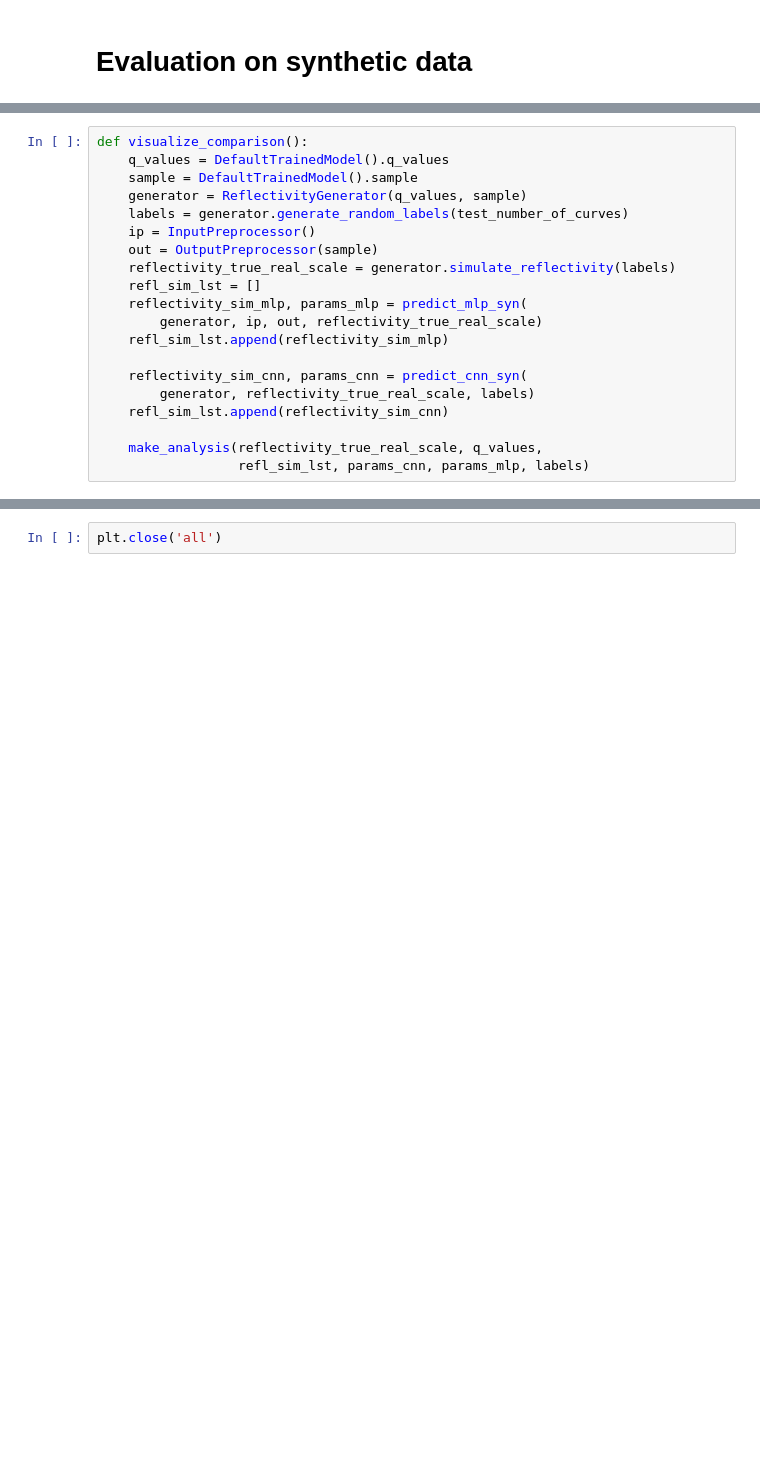
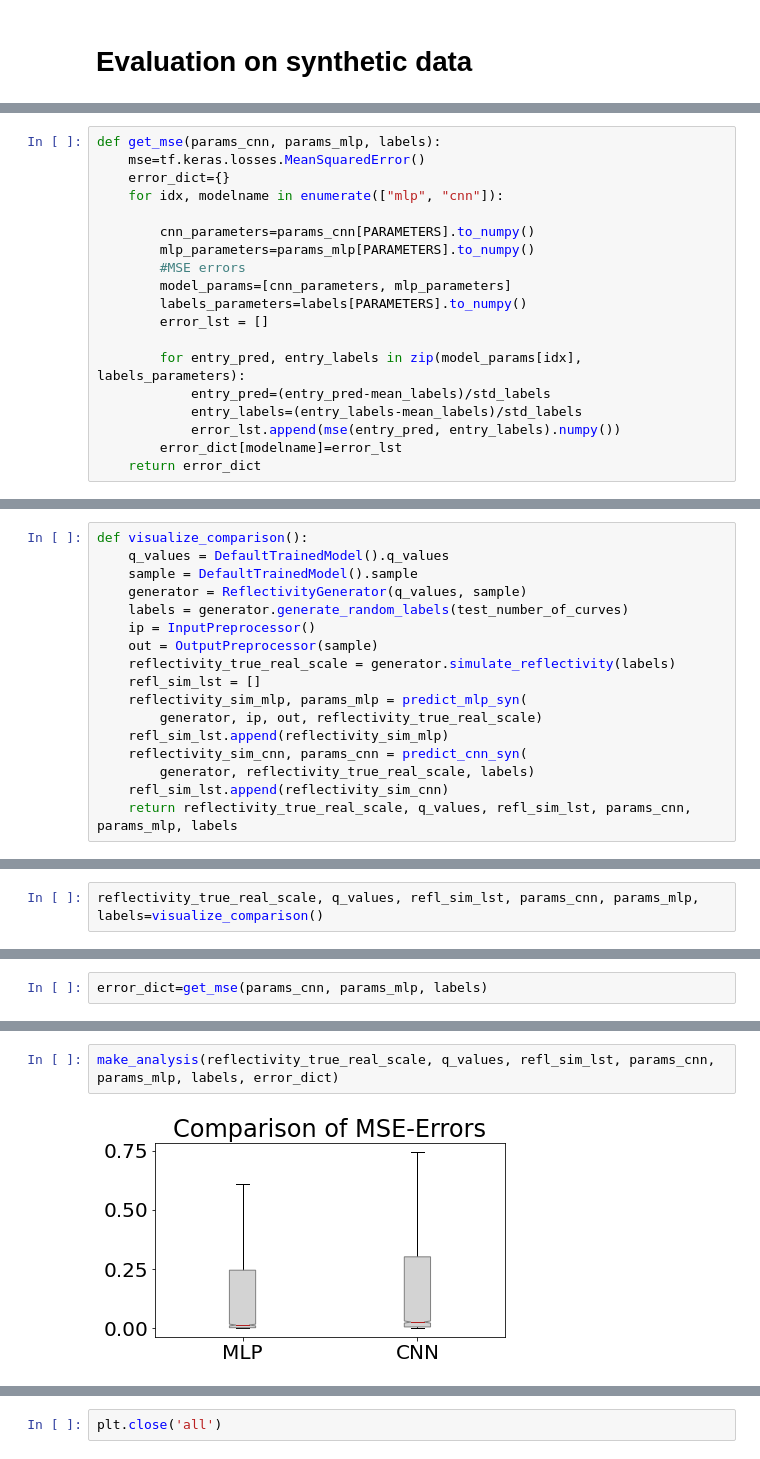
Before and after one commit to MaximilianHilbert/Bachelor-s-Thesis-CNNs, a Jupyter notebook: src/evaluate_synth_data.ipynb, the cells around one changed output, grey strips where cells are left out. Saved outputs shown, nothing was run; the diff lists cells and outputs as text; blank space fills up the shorter version.

```diff
--- a/src/evaluate_synth_data.ipynb
+++ b/src/evaluate_synth_data.ipynb
@@ -64,2 +99,21 @@ def predict_cnn_syn(generator, reflectivity_true_real_scale, labels):
     return reflectivity_sim, pred_params_true_scale_full
+# %%
+def get_mse(params_cnn, params_mlp, labels):
+    mse=tf.keras.losses.MeanSquaredError()
+    error_dict={}
+    for idx, modelname in enumerate(["mlp", "cnn"]):
+
+        cnn_parameters=params_cnn[PARAMETERS].to_numpy()
+        mlp_parameters=params_mlp[PARAMETERS].to_numpy()
+        #MSE errors
+        model_params=[cnn_parameters, mlp_parameters]
+        labels_parameters=labels[PARAMETERS].to_numpy()
+        error_lst = []
+
+        for entry_pred, entry_labels in zip(model_params[idx], labels_parameters):
+            entry_pred=(entry_pred-mean_labels)/std_labels
+            entry_labels=(entry_labels-mean_labels)/std_labels
+            error_lst.append(mse(entry_pred, entry_labels).numpy())
+        error_dict[modelname]=error_lst
+    return error_dict
 # %%
@@ -126,10 +181,7 @@ def visualize_comparison():
     reflectivity_sim_mlp, params_mlp = predict_mlp_syn(
         generator, ip, out, reflectivity_true_real_scale)
     refl_sim_lst.append(reflectivity_sim_mlp)
-
     reflectivity_sim_cnn, params_cnn = predict_cnn_syn(
         generator, reflectivity_true_real_scale, labels)
     refl_sim_lst.append(reflectivity_sim_cnn)
-
-    make_analysis(reflectivity_true_real_scale, q_values,
-                  refl_sim_lst, params_cnn, params_mlp, labels)
+    return reflectivity_true_real_scale, q_values, refl_sim_lst, params_cnn, params_mlp, labels
@@ -176,0 +190,2 @@ None
+# %%
+reflectivity_true_real_scale, q_values, refl_sim_lst, params_cnn, params_mlp, labels=visualize_comparison()
@@ -176,0 +194,2 @@ None
+# %%
+error_dict=get_mse(params_cnn, params_mlp, labels)
@@ -176,0 +198,4 @@ None
+# %%
+make_analysis(reflectivity_true_real_scale, q_values, refl_sim_lst, params_cnn, params_mlp, labels, error_dict)
+# %% [output]
+[figure, added]
```
Also changed, not shown: parts of 12 cells of this notebook, 41 other files.
